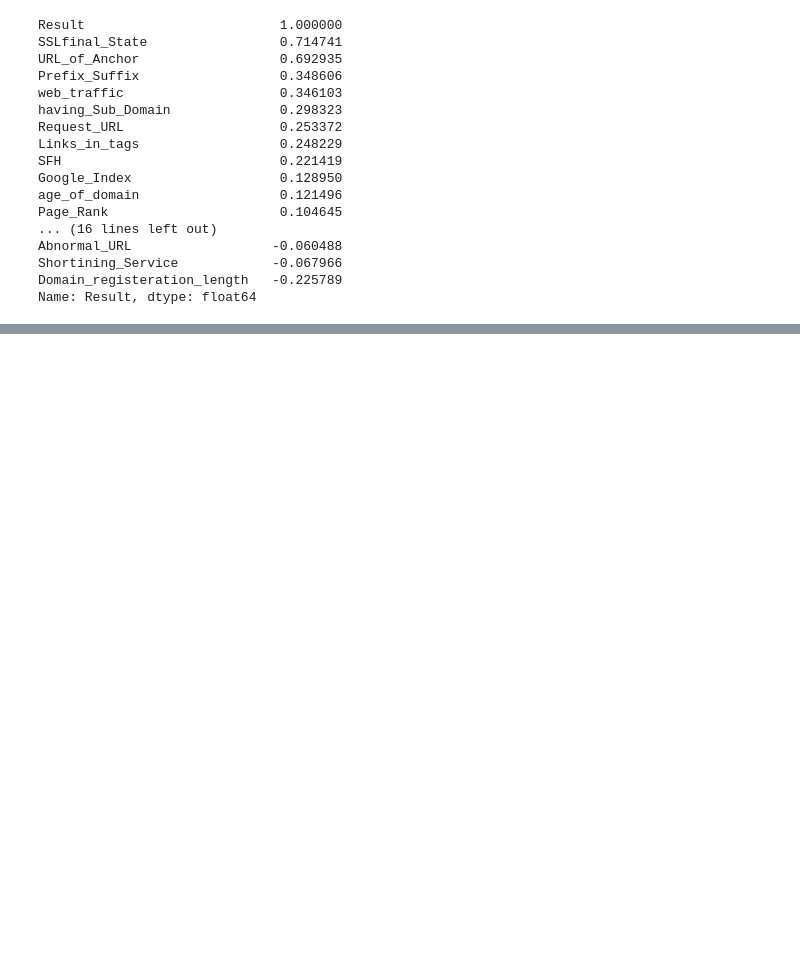
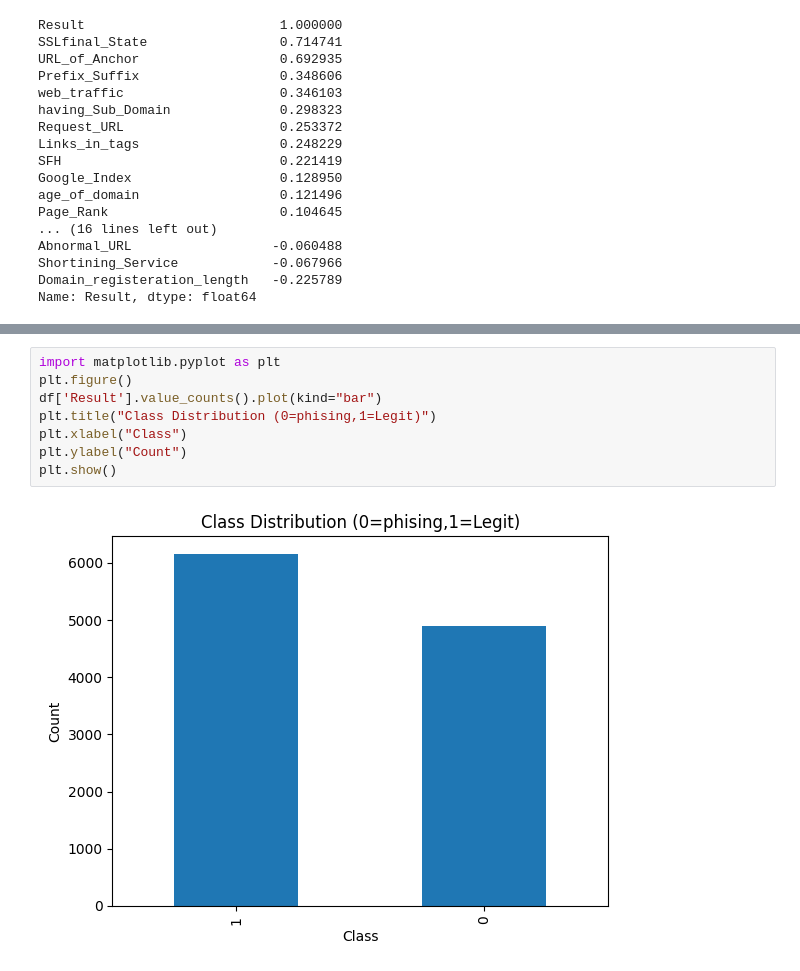
Before and after one commit to sajidshaik7595-saji/phising-website-detection, a Jupyter notebook: notebook/eda.ipynb, the cells around one changed output, grey strips where cells are left out. Drawn from its saved outputs; the diff is of its cells as text; blank space fills up the shorter version.

```diff
--- a/notebook/eda.ipynb
+++ b/notebook/eda.ipynb
@@ -284,0 +386,10 @@ Name: Result, dtype: float64
+# %%
+import matplotlib.pyplot as plt
+plt.figure()
+df['Result'].value_counts().plot(kind="bar")
+plt.title("Class Distribution (0=phising,1=Legit)")
+plt.xlabel("Class")
+plt.ylabel("Count")
+plt.show()
+# %% [output]
+[figure, added]
```
Also changed, not shown: parts of 15 cells of this notebook.
